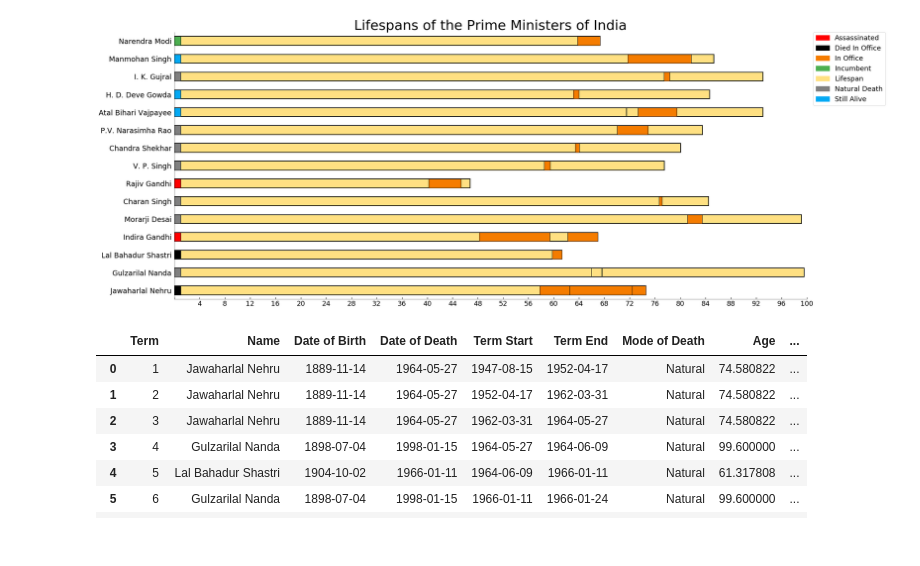
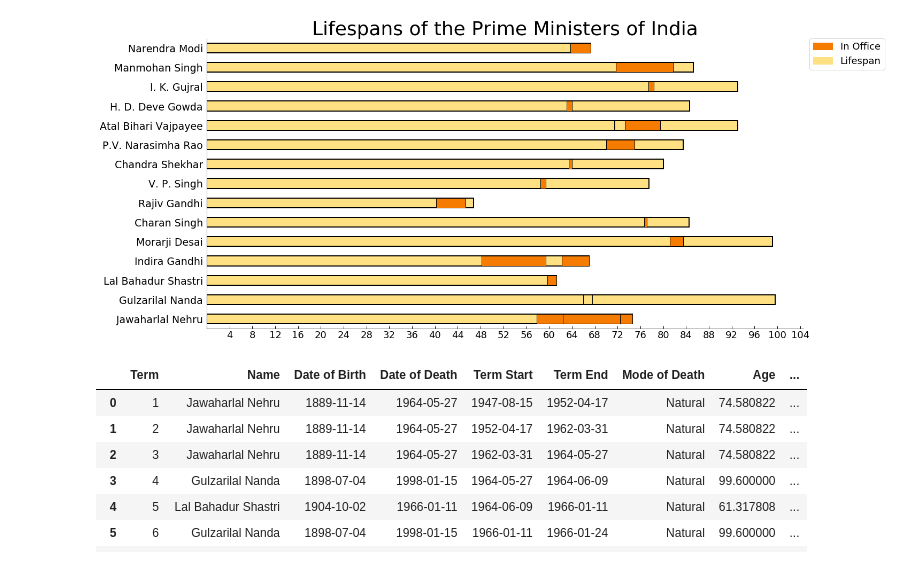
Before and after one commit to stonecharioteer/prime_ministers_of_india, a Jupyter notebook: indian_prime_ministers.ipynb, the cells around one changed output. Drawn from its saved outputs; the diff is of its cells as text; code cells hidden in the pictures.

Commit message:
Simplified graphs. Reduced size for better visibility.

```diff
--- a/indian_prime_ministers.ipynb
+++ b/indian_prime_ministers.ipynb
@@ -51,7 +49,7 @@ table["age_term_end"] = [(y-x).days if not pd.isnull(y) else (datetime.datetime.
 table["age_term_end"] = [x/365 for x in table["age_term_end"]]
 
 
-plt.rcParams["figure.figsize"]=(30, 13)
+plt.rcParams["figure.figsize"]=(20, 10)
 #plt.rcParams["font.family"] = "Serif"
 plt.rcParams["axes.labelsize"] = 18
 plt.rcParams["axes.titlesize"] = 36
@@ -67,54 +65,55 @@ pm_age_df.drop_duplicates(inplace=True)
 edgecolors = [edgecolor for i in pm_age_df["Name"]]
 linewidths=[2 for i in edgecolors]
 ax = pm_age_df.plot.barh(y="Age", x="Name",
-                         figsize=(30, 13), color=colors["lifespan"],
+                         color=colors["lifespan"],
                          legend=False, title="Lifespans of the Prime Ministers of India",
                          edgecolor=edgecolors, linewidth=linewidths)
 
 labels = ax.set_yticklabels(pm_age_df["Name"], fontsize=19)
 ax.set_xlabel("")
 ax.set_ylabel("")
 # Then, plot their terms on this graph.
 x_ticks = ax.set_xticks(range(0,105,4))
 x_ticklabels = ax.set_xticklabels([str(x) if x !=0 else "" for x in range(0, 105, 4)], fontsize=18)
 for i, pm in enumerate(pm_age_df["Name"].drop_duplicates()):
     pm_terms_df = table.loc[table["Name"] == pm]
 
     for ix, row in pm_terms_df.iterrows():
         ax.barh(bottom=i,height=0.5, left=row["age_term_start"],
                 width=row["age_term_end"]-row["age_term_start"],
                 color=colors["in office"], linewidth=1, edgecolor=edgecolor)
-        if row["Mode of Death"] == "Assassination":
-            stat_color = colors["assassinated"] # assassinated
-        elif pd.isnull(row["Date of Death"]):
-            if not pd.isnull(row["Term End"]):
-                stat_color=colors["still alive"] # Still Alive
-            else:
-                stat_color = colors["incumbent"] # Incumbent
-        else:
-            if row["Mode of Death"] != "Assassination" and row["Term End"] == row["Date of Death"]:
-                stat_color = colors["died in office"] # died in office.
-            else:
-                stat_color = colors["natural death"]
-    ax.barh(bottom=i, height=0.5, left=0, width=1, color=stat_color, linewidth=1, edgecolor=edgecolor)
-xlims = ax.set_xlim(right=100)
+#         if row["Mode of Death"] == "Assassination":
+#             stat_color = colors["assassinated"] # assassinated
+#         elif pd.isnull(row["Date of Death"]):
+#             if not pd.isnull(row["Term End"]):
+#                 stat_color=colors["still alive"] # Still Alive
+#             else:
+#                 stat_color = colors["incumbent"] # Incumbent
+#         else:
+#             if row["Mode of Death"] != "Assassination" and row["Term End"] == row["Date of Death"]:
+#                 stat_color = colors["died in office"] # died in office.
+#             else:
+#                 stat_color = colors["natural death"]
+#     ax.barh(bottom=i, height=0.5, left=0, width=1, color=stat_color, linewidth=1, edgecolor=edgecolor)
+# xlims = ax.set_xlim(right=100)
 
 handles = []
-for key in sorted(colors.keys()):
+for key in sorted(["lifespan","in office"]):
     patch = mpatches.Patch(color=colors[key], label=key.title(), edgecolor="black")
     handles.append(patch)
 plt.legend(handles=handles, fontsize=18, bbox_to_anchor=(1.01, 1), loc=2, borderaxespad=0.)
 ax.spines['top'].set_visible(False)
 ax.spines['right'].set_visible(False)
 ax.spines['bottom'].set_linewidth(0.5)
 ax.spines['left'].set_linewidth(0.5)
 plt.tick_params(which="both", axis="y", width=0)
 plt.tick_params(which="both", axis="x", width=1, color="grey", direction="in")
+plt.tick_params(which="minor", axis="x", length=2)
 plt.tick_params(which="major", axis="x", length=5, color="black")
-plt.tick_params(which="minor", axis="x", length=2)
+
 plt.savefig("primeministers.png",dpi=220)
 # %% [output]
-[figure, old version]
+[figure, new version]
 # %%
 display(table)
 # %% [output]
```
Also changed, not shown: parts of 2 cells of this notebook, 2 other files.
